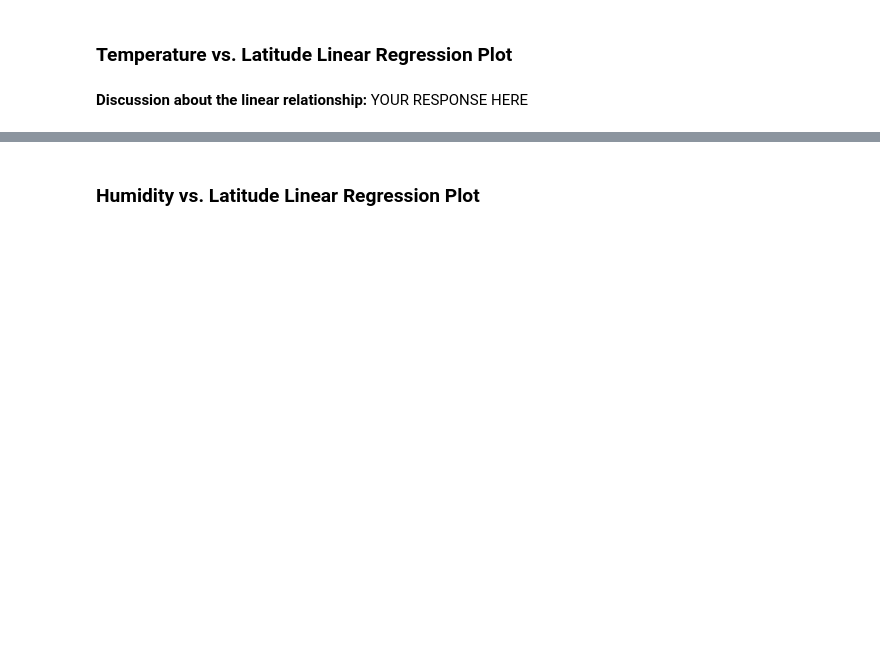
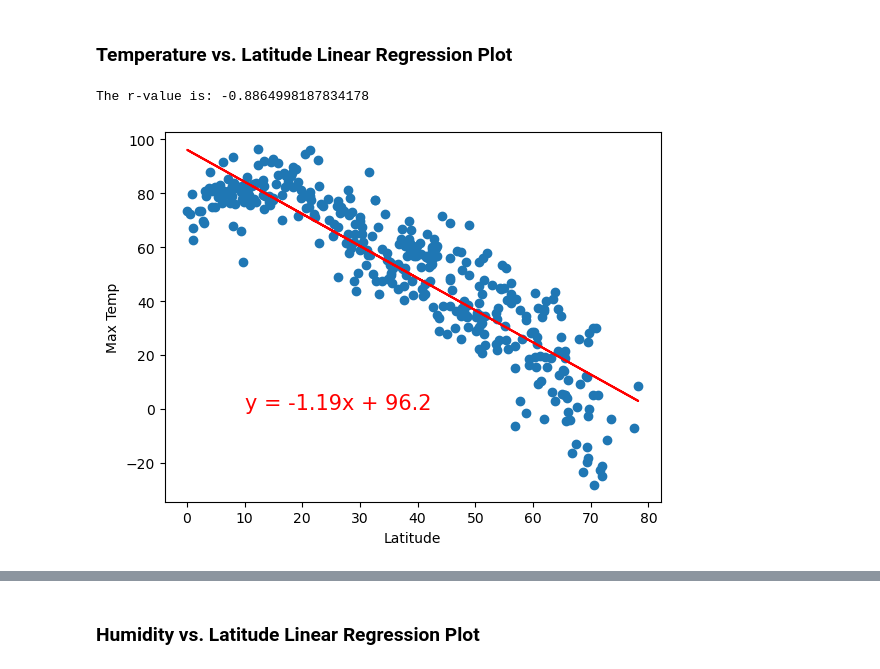
Before and after one commit to matanick1/Python-api-project, a Jupyter notebook: WeatherPy/WeatherPy.ipynb, the cells around one changed output, grey strips where cells are left out. Drawn from its saved outputs; the diff is of its cells as text; code cells hidden in the pictures; blank space fills up the shorter version.

```diff
--- a/WeatherPy/WeatherPy.ipynb
+++ b/WeatherPy/WeatherPy.ipynb
@@ -271,7 +271,7 @@ plt.show()
 ## Requirement 2: Compute Linear Regression for Each Relationship
 # %%
 # Define a function to create Linear Regression plots
-def plot_linear_regression(x_values, y_values, title, y_label, text_coordinates):
+def plot_linear_regression(x_values, y_values,text_coordinates):
 
     # Run regression on hemisphere weather data
     (slope, intercept, r_value, p_value, std_err) = linregress(x_values, y_values)
@@ -287,11 +287,10 @@ def plot_linear_regression(x_values, y_values, title, y_label, text_coordinates)
     plt.plot(x_values,regress_values,"r")
 
     # Annotate the text for the line equation and add its coordinates
-    plt.annotate(line_eq, fontsize=15, color="red")
+    plt.annotate(line_eq, text_coordinates, fontsize=15, color="red")
     plt.xlabel('Latitude')
-    plt.ylabel('Max Temperature')
-    plt.title(title)
-    plt.show()
+    plt.ylabel('Max Temp')
+    print(f"The r-value is: {r_value}")
 # %%
 # Create a DataFrame with the Northern Hemisphere data (Latitude >= 0)
 northern_hemi_df = city_data_df.loc[(city_data_df["Lat"] >= 0)]
@@ -323,7 +322,11 @@ southern_hemi_df.head()
 # %% [markdown]
 ###  Temperature vs. Latitude Linear Regression Plot
 # %%
-# Linear regression scatter plot for Northern Hemisphere
+# Linear regression scatter plot for Northern Hemisphere:
 x_values = northern_hemi_df["Lat"]
 y_values = northern_hemi_df["Max Temp"]
-plt.show()
+# Call the function
+plot_linear_regression(x_values, y_values,(10,0))
+# %% [output]
+The r-value is: -0.8864998187834178
+[figure, added]
@@ -333,2 +332,0 @@ plt.show()
-# %% [markdown]
-**Discussion about the linear relationship:** YOUR RESPONSE HERE
```
Also changed, not shown: parts of 32 cells of this notebook, 5 other files.
